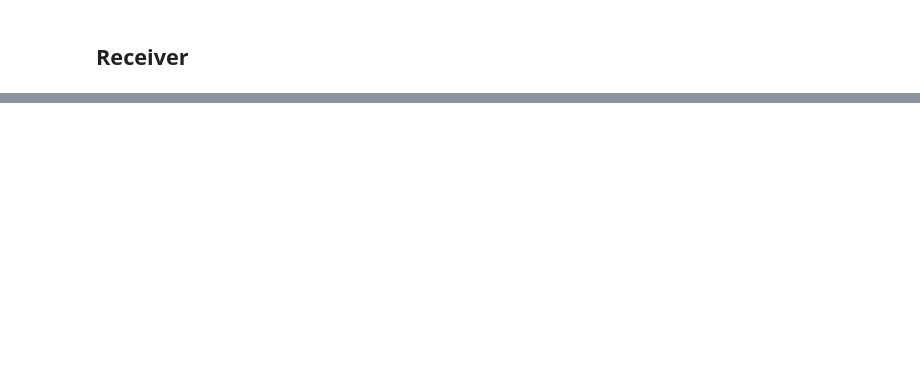
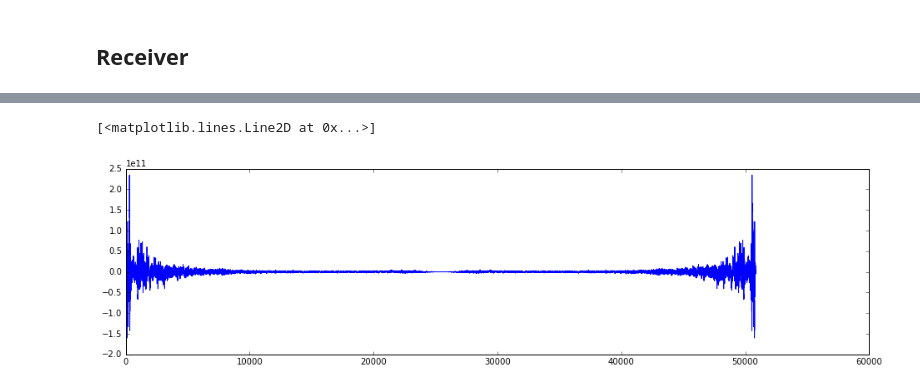
Before and after one commit to zifeo/Transmitter-receiver, a Jupyter notebook: Over-the-air.ipynb, the cells around one changed output, grey strips where cells are left out. Cells and saved outputs as stored; diff of their text form; code cells hidden in the pictures; blank space fills up the shorter version.

```diff
--- a/Over-the-air.ipynb
+++ b/Over-the-air.ipynb
@@ -252,3 +253,8 @@ received
+# %%
+plt.plot(np.fft.fft(delimited))
+# %% [output]
+[<matplotlib.lines.Line2D at 0x...>]
+[figure, added]
 # %%
 def lcs(t1, t2):
     s1 = "".join([str(c) for c in t1])
```
Also changed, not shown: parts of 13 cells of this notebook.
